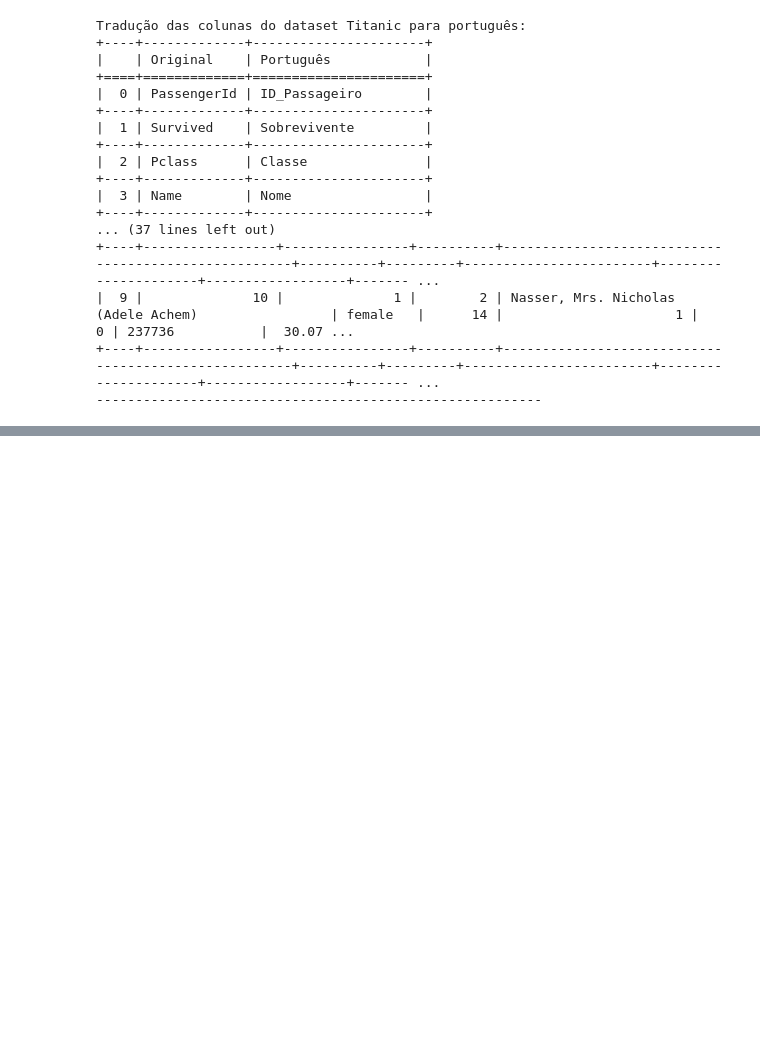
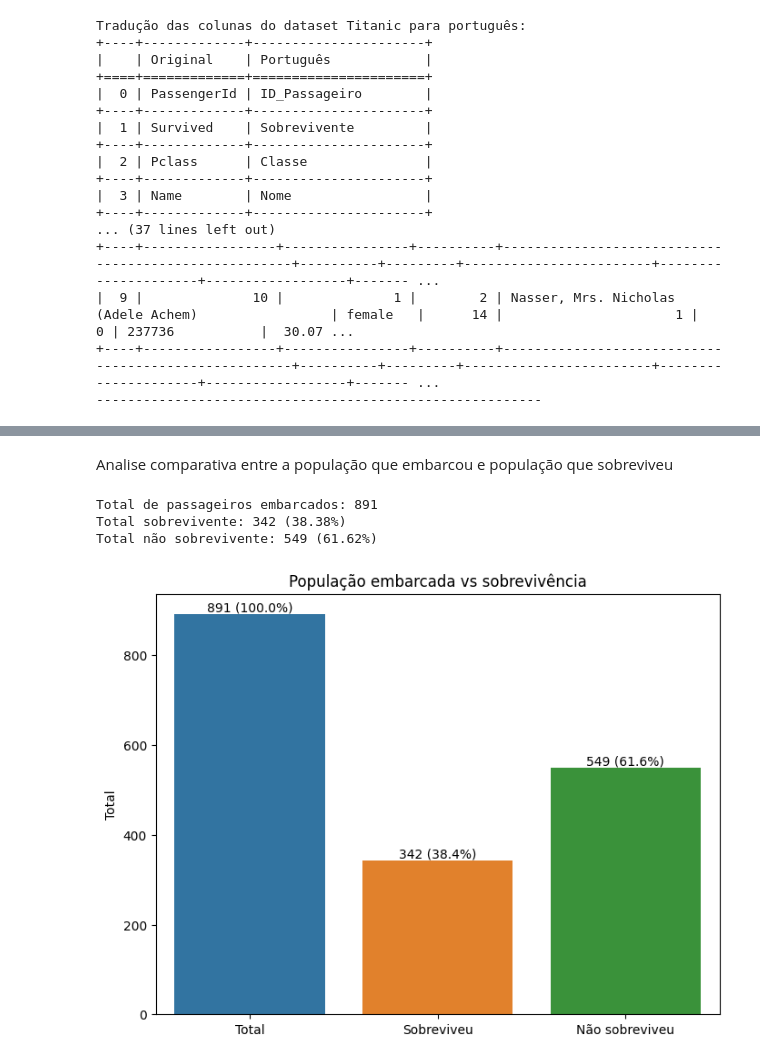
Before and after one commit to maraamaral/SCTec, a Jupyter notebook: Periodo1-Introducao_ao_Data_Science/Codes/Passo 3 - Analisar.ipynb, the cells around one changed output, grey strips where cells are left out. Cells and saved outputs as stored; diff of their text form; code cells hidden in the pictures; blank space fills up the shorter version.

Commit message:
construidas analises de sobreviventes por idade e genero

```diff
--- a/Periodo1-Introducao_ao_Data_Science/Codes/Passo 3 - Analisar.ipynb
+++ b/Periodo1-Introducao_ao_Data_Science/Codes/Passo 3 - Analisar.ipynb
@@ -72,0 +77,17 @@ Tradução das colunas do dataset Titanic para português:
+# %%
+#substituindo os valores da coluna 'Sobrevivente' para 'Sobrevivente" e 'Não Sobrevivente'
+df['Sobrevivente'] = df['Sobrevivente'].replace({0: 'Não Sobrevivente', 1: 'Sobrevivente'})
+
+#substituindo os valores da coluna 'Genero' para 'Masculino' e 'Feminino'
+df['Genero'] = df['Genero'].replace({'male': 'Masculino', 'female': 'Feminino'})
+
+#substituindo os valores da coluna 'Porto_Embarque' para 'Southampton', 'Cherbourg' e 'Queenstown'
+df['Porto_Embarque'] = df['Porto_Embarque'].replace({'S': 'Southampton', 'C': 'Cherbourg', 'Q': 'Queenstown'})
+
+
+#exibindo as primeiras linhas do dataframe
+print("Head (10 registros) do dataframe os valores das colunas alterados:")
+print(tabulate(df.head(10), headers=df.columns, tablefmt="grid"))
+#print(df.head(10))
+print("---------------------------------------------------------")
+print("\n")
@@ -72,0 +112,46 @@ Tradução das colunas do dataset Titanic para português:
+# %% [markdown]
+Analise comparativa entre a população que embarcou e população que sobreviveu
+# %%
+#POPULAÇÃO QUE EMBARCOU X POPULAÇÃO QUE SOBREVIVEU
+# Totais absolutos
+total_embarcados = len(df)
+total_sobreviventes = (df['Sobrevivente'] == 'Sobrevivente').sum()
+total_nao_sobreviventes = (df['Sobrevivente'] == 'Não Sobrevivente').sum()
+
+#calcula a proporção de sobreviventes em relação ao total de passageiros
+Proporcao = df['Sobrevivente'].value_counts(normalize=True)
+proporcao_sobreviveu = Proporcao['Sobrevivente'] * 100
+proporcao_nao_sobreviveu = Proporcao['Não Sobrevivente'] * 100
+
+#mostra total de passageiros embarcados, total de sobreviventes e total de não sobreviventes, além das proporções
+print(f"Total de passageiros embarcados: {total_embarcados}")
+print(f"Total sobrevivente: {total_sobreviventes}"+f" ({proporcao_sobreviveu:.2f}%)")
+print(f"Total não sobrevivente: {total_nao_sobreviventes}"+f" ({proporcao_nao_sobreviveu:.2f}%)")
+
+
+# Criar DataFrame para o gráfico
+dados = pd.DataFrame({
+    'Total': [total_embarcados],
+    'Sobreviveu': [total_sobreviventes],
+    'Não sobreviveu': [total_nao_sobreviventes]
+})
+plt.figure(figsize=(8, 6))
+plt.title("População embarcada vs sobrevivência")
+plt.ylabel("Total") #altera o rótulo do eixo Y para "Total"
+ax = sns.barplot(data=dados)
+
+# Adicionar os totais e porcentagens em cima das barras
+for p in ax.patches:
+    height = p.get_height()
+    percent = (height / total_embarcados) * 100
+    ax.annotate(f'{int(height)} ({percent:.1f}%)',
+                (p.get_x() + p.get_width() / 2., height),
+                ha='center', va='bottom')
+
+
+plt.show()
+# %% [output]
+Total de passageiros embarcados: 891
+Total sobrevivente: 342 (38.38%)
+Total não sobrevivente: 549 (61.62%)
+[figure, added]
```
Also changed, not shown: parts of 11 cells of this notebook, 1 other file.
